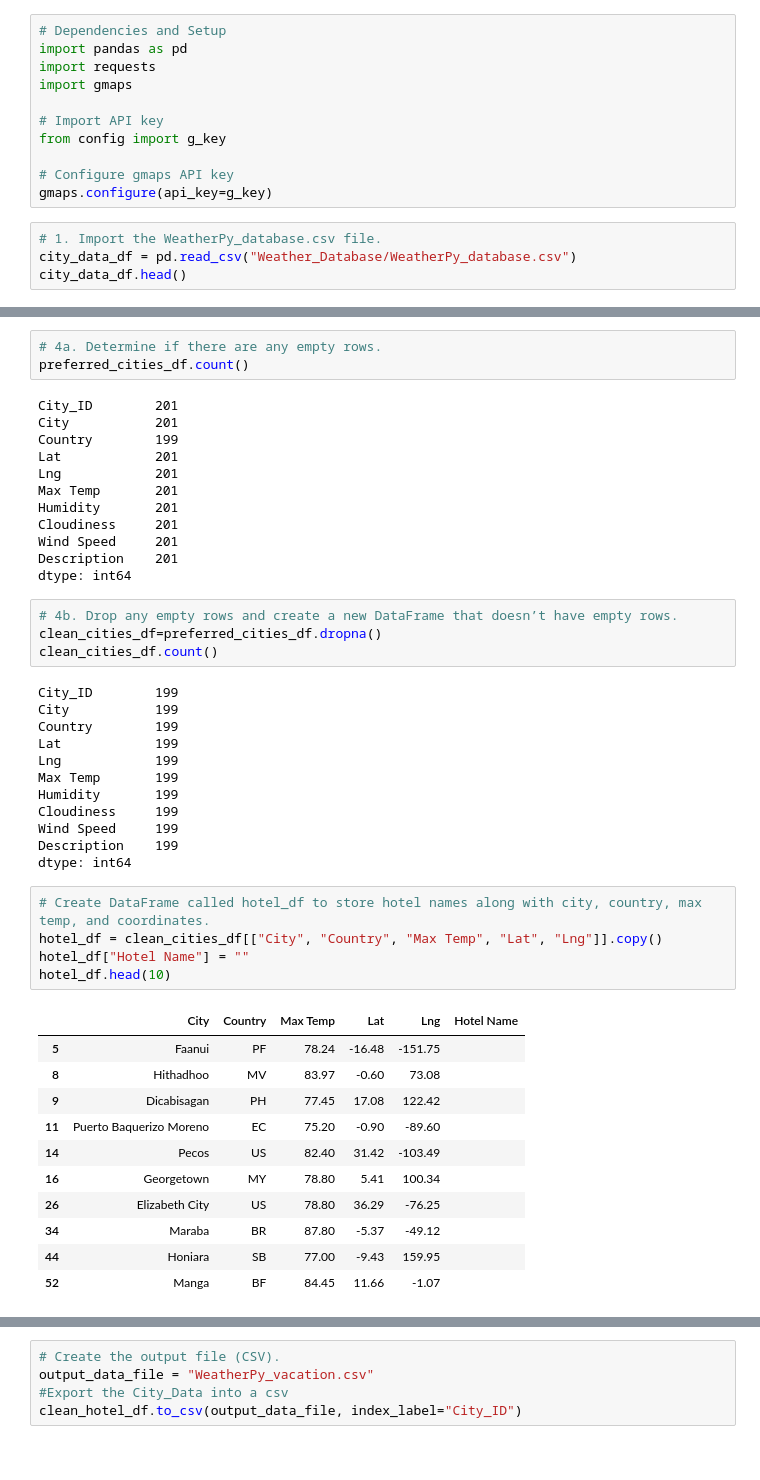
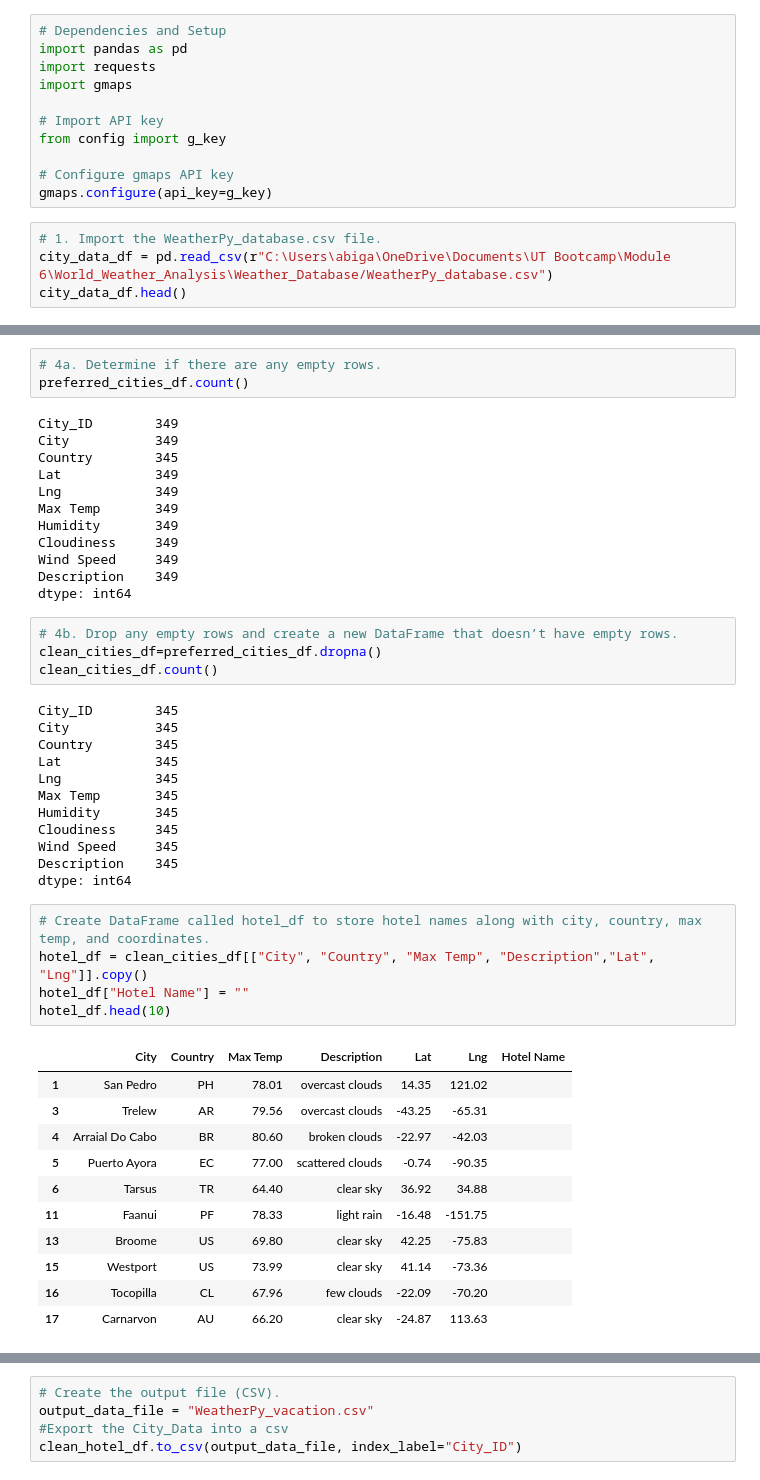
Before and after one commit to abiwat/World_Weather_Analysis, a Jupyter notebook: Vacation_Search/Vacation_Search.ipynb, the cells around one changed output, grey strips where cells are left out. Cells and saved outputs as stored; diff of their text form.

Commit message:
Updating Vacation Search, Weather Database and uploading Vacation_Itinerary

```diff
--- a/Vacation_Search/Vacation_Search.ipynb
+++ b/Vacation_Search/Vacation_Search.ipynb
@@ -13,7 +13,7 @@ from config import g_key
 gmaps.configure(api_key=g_key)
 # %%
 # 1. Import the WeatherPy_database.csv file.
-city_data_df = pd.read_csv("Weather_Database/WeatherPy_database.csv")
+city_data_df = pd.read_csv(r"C:\Users\abiga\OneDrive\Documents\UT Bootcamp\Module 6\World_Weather_Analysis\Weather_Database/WeatherPy_database.csv")
 city_data_df.head()
 # %% [output]
 |  | City_ID | City | Country | Lat | Lng | Max Temp | Humidity | Cloudiness | Wind Speed | Description |
@@ -50,50 +50,50 @@ preferred_cities_df.head(10)
 # 4a. Determine if there are any empty rows.
 preferred_cities_df.count()
 # %% [output]
-City_ID        201
-City           201
-Country        199
-Lat            201
-Lng            201
-Max Temp       201
-Humidity       201
-Cloudiness     201
-Wind Speed     201
-Description    201
+City_ID        349
+City           349
+Country        345
+Lat            349
+Lng            349
+Max Temp       349
+Humidity       349
+Cloudiness     349
+Wind Speed     349
+Description    349
 dtype: int64
 # %%
 # 4b. Drop any empty rows and create a new DataFrame that doesn’t have empty rows.
 clean_cities_df=preferred_cities_df.dropna()
 clean_cities_df.count()
 # %% [output]
-City_ID        199
-City           199
-Country        199
-Lat            199
-Lng            199
-Max Temp       199
-Humidity       199
-Cloudiness     199
-Wind Speed     199
-Description    199
+City_ID        345
+City           345
+Country        345
+Lat            345
+Lng            345
+Max Temp       345
+Humidity       345
+Cloudiness     345
+Wind Speed     345
+Description    345
 dtype: int64
 # %%
 # Create DataFrame called hotel_df to store hotel names along with city, country, max temp, and coordinates.
-hotel_df = clean_cities_df[["City", "Country", "Max Temp", "Lat", "Lng"]].copy()
+hotel_df = clean_cities_df[["City", "Country", "Max Temp", "Description","Lat", "Lng"]].copy()
 hotel_df["Hotel Name"] = ""
 hotel_df.head(10)
 # %% [output]
-|  | City | Country | Max Temp | Lat | Lng | Hotel Name |
-| 5 | Faanui | PF | 78.24 | -16.48 | -151.75 |  |
-| 8 | Hithadhoo | MV | 83.97 | -0.60 | 73.08 |  |
-| 9 | Dicabisagan | PH | 77.45 | 17.08 | 122.42 |  |
-| 11 | Puerto Baquerizo Moreno | EC | 75.20 | -0.90 | -89.60 |  |
-| 14 | Pecos | US | 82.40 | 31.42 | -103.49 |  |
-| 16 | Georgetown | MY | 78.80 | 5.41 | 100.34 |  |
-| 26 | Elizabeth City | US | 78.80 | 36.29 | -76.25 |  |
-| 34 | Maraba | BR | 87.80 | -5.37 | -49.12 |  |
-| 44 | Honiara | SB | 77.00 | -9.43 | 159.95 |  |
-| 52 | Manga | BF | 84.45 | 11.66 | -1.07 |  |
+|  | City | Country | Max Temp | Description | Lat | Lng | Hotel Name |
+| 1 | San Pedro | PH | 78.01 | overcast clouds | 14.35 | 121.02 |  |
+| 3 | Trelew | AR | 79.56 | overcast clouds | -43.25 | -65.31 |  |
+| 4 | Arraial Do Cabo | BR | 80.60 | broken clouds | -22.97 | -42.03 |  |
+| 5 | Puerto Ayora | EC | 77.00 | scattered clouds | -0.74 | -90.35 |  |
+| 6 | Tarsus | TR | 64.40 | clear sky | 36.92 | 34.88 |  |
+| 11 | Faanui | PF | 78.33 | light rain | -16.48 | -151.75 |  |
+| 13 | Broome | US | 69.80 | clear sky | 42.25 | -75.83 |  |
+| 15 | Westport | US | 73.99 | clear sky | 41.14 | -73.36 |  |
+| 16 | Tocopilla | CL | 67.96 | few clouds | -22.09 | -70.20 |  |
+| 17 | Carnarvon | AU | 66.20 | clear sky | -24.87 | 113.63 |  |
 # %%
 # 6a. Set parameters to search for hotels with 5000 meters.
 params = {
```
Also changed, not shown: parts of 7 cells of this notebook, 6 other files.
